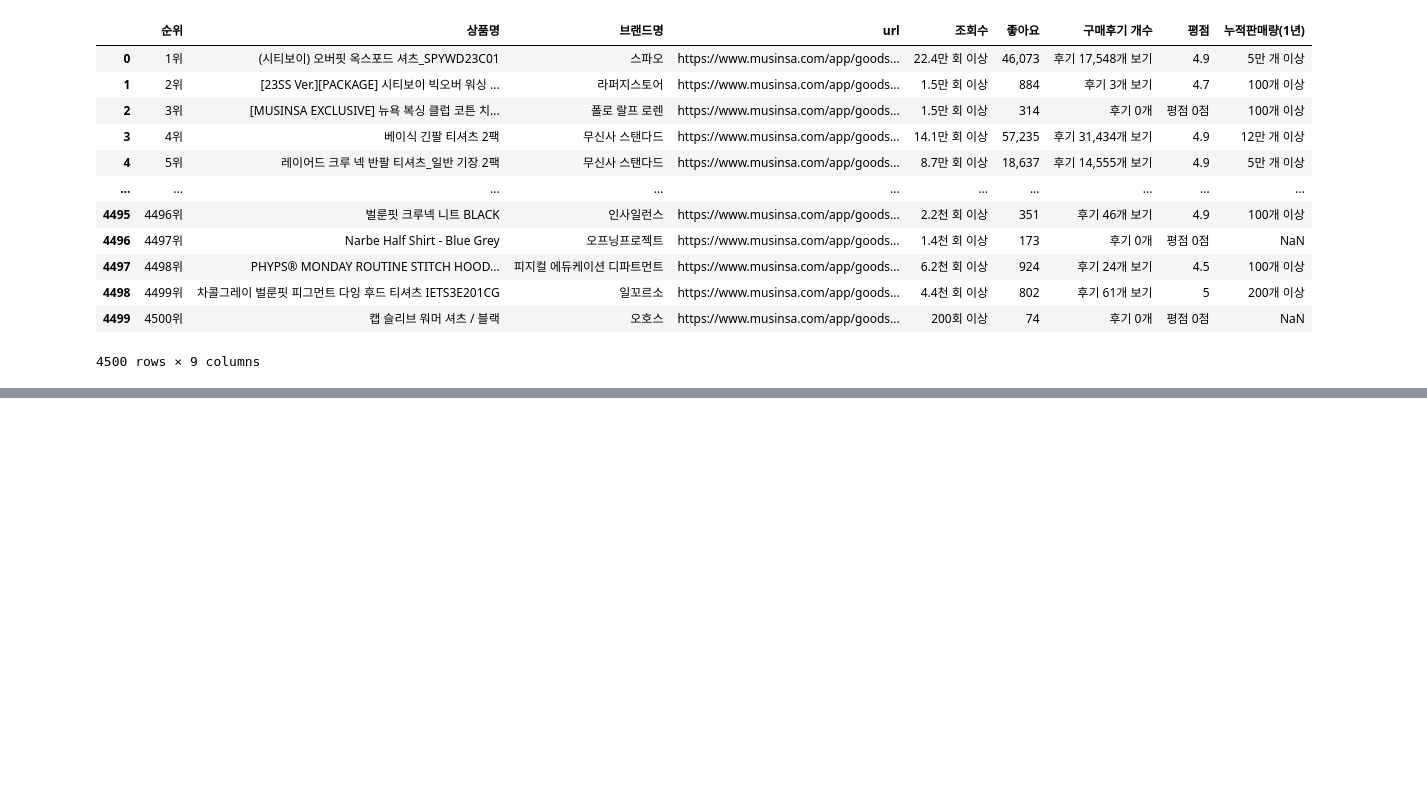
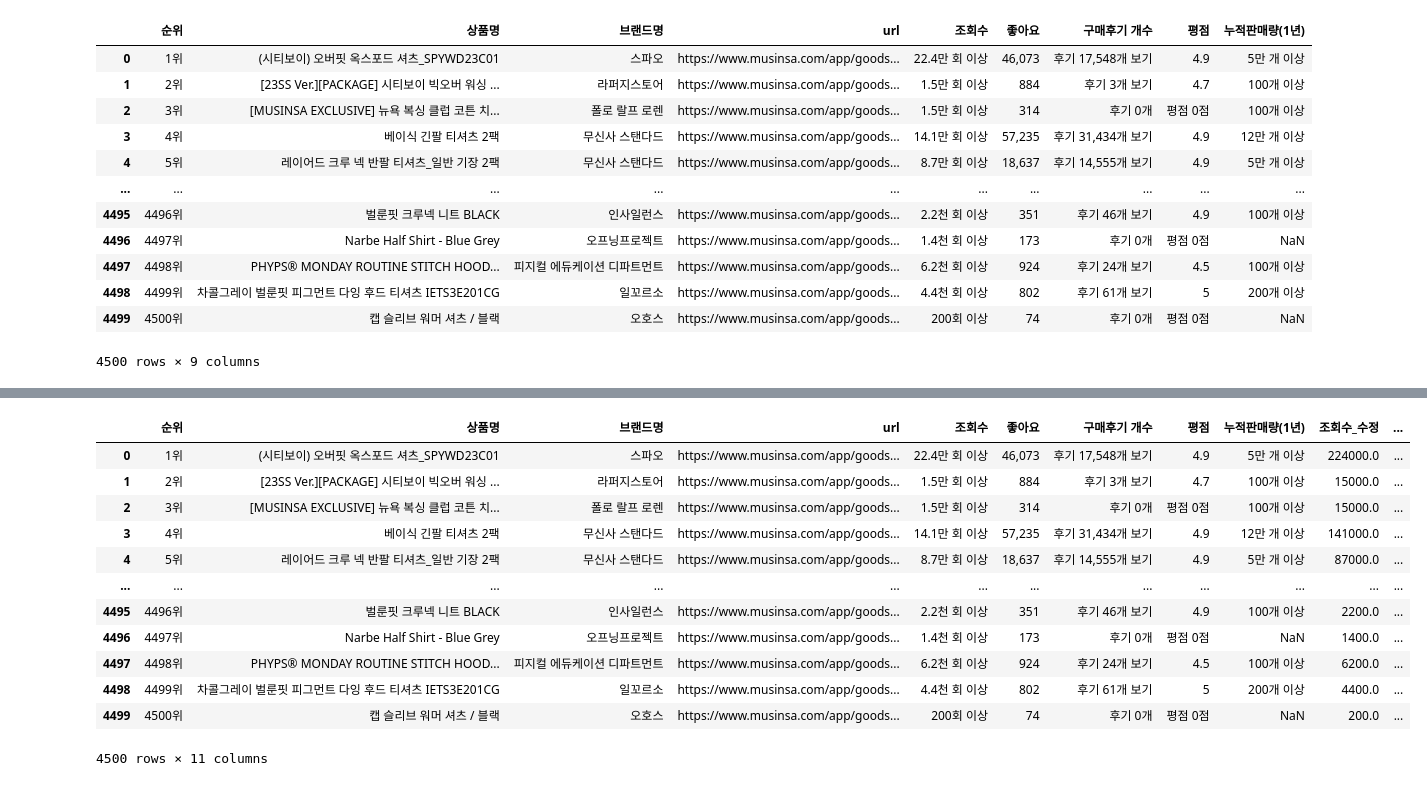
Before and after one commit to yeonseocho/Musinsa_23ss_Data, a Jupyter notebook: Musinsa_top_data.ipynb, the cells around one changed output, grey strips where cells are left out. Drawn from its saved outputs; the diff is of its cells as text; code cells hidden in the pictures; blank space fills up the shorter version.

```diff
--- a/Musinsa_top_data.ipynb
+++ b/Musinsa_top_data.ipynb
@@ -90,0 +107,46 @@ merged_df.to_csv('Musinsa data_merged_file_final.csv', index=False)
+# %%
+def convert_view_count(count_str):
+    if isinstance(count_str, float):
+        return count_str
+    count_str = count_str.replace(',', '')  # 쉼표 제거
+    if '만' in count_str:
+        count = count_str.split('만')[0]
+        count = float(count) * 10000
+    elif '천' in count_str:
+        count = count_str.split('천')[0]
+        count = float(count) * 1000
+    else:
+        count = float(re.sub(r'[^0-9]','',count_str))
+    return int(count)
+
+def convert_sale_count(count_str):
+    if isinstance(count_str, float):
+        return count_str
+    count_str = count_str.replace(',', '')  # 쉼표 제거
+    if '만 개 이상' in count_str:
+        count = count_str.split('만')[0]
+        count = float(count) * 10000
+    elif '천 개 이상' in count_str:
+        count = count_str.split('천')[0]
+        count = float(count) * 1000
+    else:
+        count = float(re.sub(r'[^0-9]','',count_str))
+    return int(count)
+
+merged_df['조회수_수정'] = merged_df['조회수'].apply(convert_view_count)
+merged_df['누적판매량(1년)_수정']=merged_df['누적판매량(1년)'].apply(convert_sale_count)
+merged_df
+# %% [output]
+|  | 순위 | 상품명 | 브랜드명 | url | 조회수 | 좋아요 | 구매후기 개수 | 평점 | 누적판매량(1년) | 조회수_수정 | ... |
+| 0 | 1위 | (시티보이) 오버핏 옥스포드 셔츠_SPYWD23C01 | 스파오 | https://www.musinsa.com/app/goods... | 22.4만 회 이상 | 46,073 | 후기 17,548개 보기 | 4.9 | 5만 개 이상 | 224000.0 | ... |
+| 1 | 2위 | [23SS Ver.][PACKAGE] 시티보이 빅오버 워싱 ... | 라퍼지스토어 | https://www.musinsa.com/app/goods... | 1.5만 회 이상 | 884 | 후기 3개 보기 | 4.7 | 100개 이상 | 15000.0 | ... |
+| 2 | 3위 | [MUSINSA EXCLUSIVE] 뉴욕 복싱 클럽 코튼 치... | 폴로 랄프 로렌 | https://www.musinsa.com/app/goods... | 1.5만 회 이상 | 314 | 후기 0개 | 평점 0점 | 100개 이상 | 15000.0 | ... |
+| 3 | 4위 | 베이식 긴팔 티셔츠 2팩 | 무신사 스탠다드 | https://www.musinsa.com/app/goods... | 14.1만 회 이상 | 57,235 | 후기 31,434개 보기 | 4.9 | 12만 개 이상 | 141000.0 | ... |
+| 4 | 5위 | 레이어드 크루 넥 반팔 티셔츠_일반 기장 2팩 | 무신사 스탠다드 | https://www.musinsa.com/app/goods... | 8.7만 회 이상 | 18,637 | 후기 14,555개 보기 | 4.9 | 5만 개 이상 | 87000.0 | ... |
+| ... | ... | ... | ... | ... | ... | ... | ... | ... | ... | ... | ... |
+| 4495 | 4496위 | 벌룬핏 크루넥 니트 BLACK | 인사일런스 | https://www.musinsa.com/app/goods... | 2.2천 회 이상 | 351 | 후기 46개 보기 | 4.9 | 100개 이상 | 2200.0 | ... |
+| 4496 | 4497위 | Narbe Half Shirt - Blue Grey | 오프닝프로젝트 | https://www.musinsa.com/app/goods... | 1.4천 회 이상 | 173 | 후기 0개 | 평점 0점 | NaN | 1400.0 | ... |
+| 4497 | 4498위 | PHYPS® MONDAY ROUTINE STITCH HOOD... | 피지컬 에듀케이션 디파트먼트 | https://www.musinsa.com/app/goods... | 6.2천 회 이상 | 924 | 후기 24개 보기 | 4.5 | 100개 이상 | 6200.0 | ... |
+| 4498 | 4499위 | 차콜그레이 벌룬핏 피그먼트 다잉 후드 티셔츠 IETS3E201CG | 일꼬르소 | https://www.musinsa.com/app/goods... | 4.4천 회 이상 | 802 | 후기 61개 보기 | 5 | 200개 이상 | 4400.0 | ... |
+| 4499 | 4500위 | 캡 슬리브 워머 셔츠 / 블랙 | 오호스 | https://www.musinsa.com/app/goods... | 200회 이상 | 74 | 후기 0개 | 평점 0점 | NaN | 200.0 | ... |
+4500 rows × 11 columns
```
Also changed, not shown: parts of 11 cells of this notebook, 1 other file.
